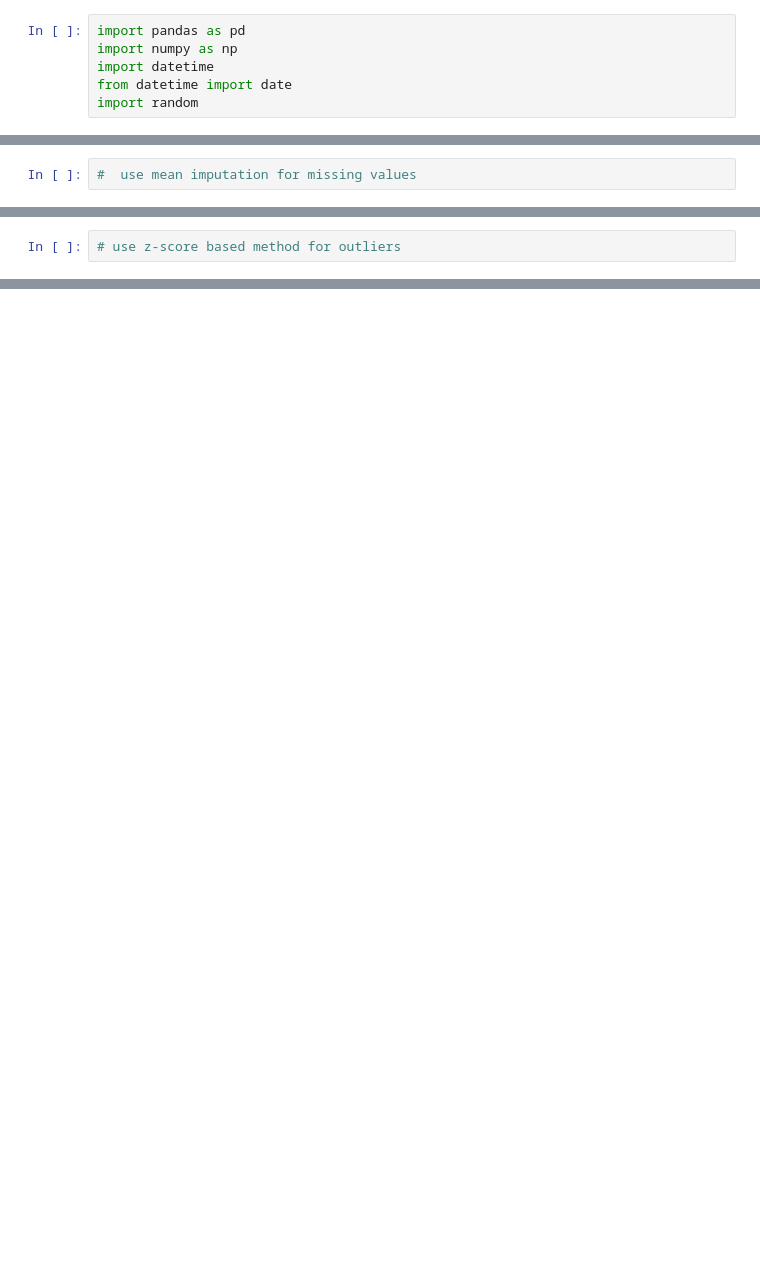
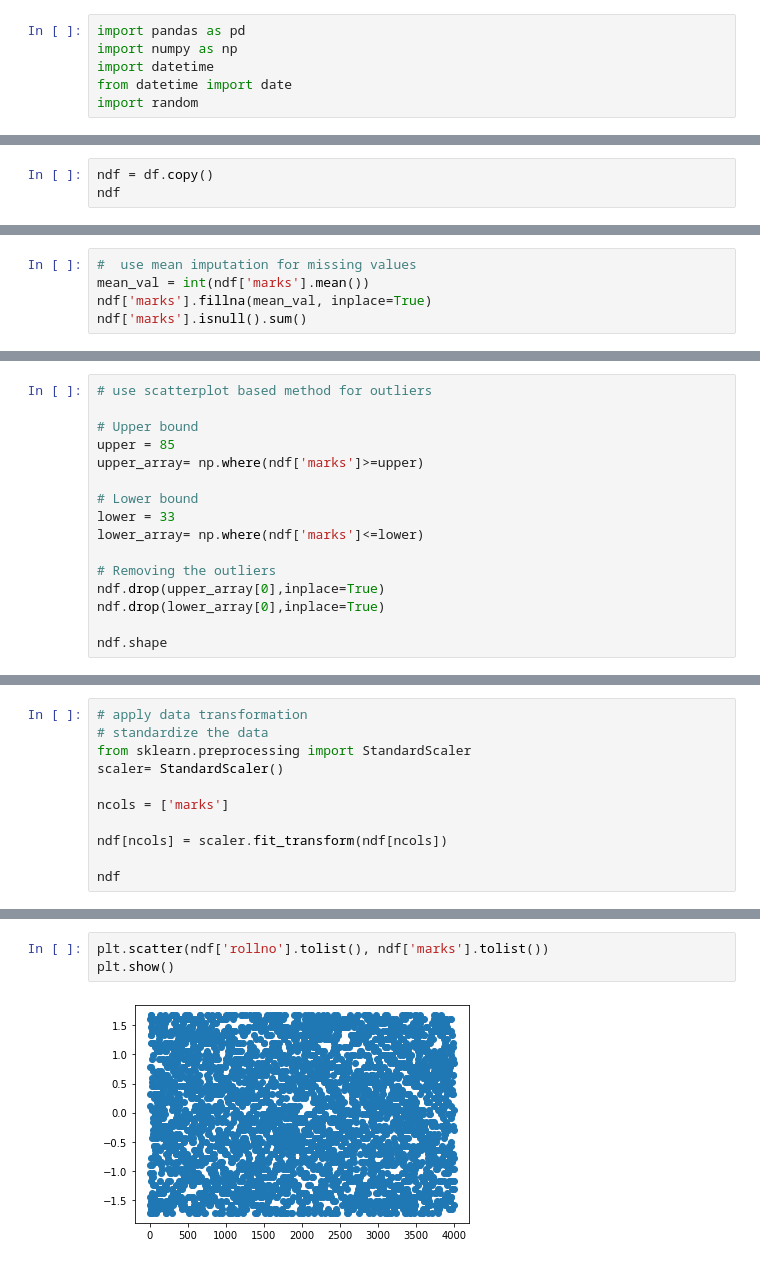
Before and after one commit to noblecoder11/pict-semester-6, a Jupyter notebook: dsbdal/a2.ipynb, the cells around one changed output, grey strips where cells are left out. Saved outputs shown, nothing was run; the diff lists cells and outputs as text; blank space fills up the shorter version.

```diff
--- a/dsbdal/a2.ipynb
+++ b/dsbdal/a2.ipynb
@@ -148,0 +148,3 @@ plt.show()
+# %%
+ndf = df.copy()
+ndf
@@ -154,2 +173,5 @@ new_df = df.where(is_correct())
 # %%
 #  use mean imputation for missing values
+mean_val = int(ndf['marks'].mean())
+ndf['marks'].fillna(mean_val, inplace=True)
+ndf['marks'].isnull().sum()
@@ -156,2 +180,16 @@ new_df = df.where(is_correct())
 # %%
-# use z-score based method for outliers
+# use scatterplot based method for outliers
+
+# Upper bound
+upper = 85
+upper_array= np.where(ndf['marks']>=upper)
+
+# Lower bound
+lower = 33
+lower_array= np.where(ndf['marks']<=lower)
+
+# Removing the outliers
+ndf.drop(upper_array[0],inplace=True)
+ndf.drop(lower_array[0],inplace=True)
+
+ndf.shape
@@ -157,0 +198,11 @@ new_df = df.where(is_correct())
+# %%
+# apply data transformation
+# standardize the data
+from sklearn.preprocessing import StandardScaler
+scaler= StandardScaler()
+
+ncols = ['marks']
+
+ndf[ncols] = scaler.fit_transform(ndf[ncols])
+
+ndf
@@ -157,0 +223,5 @@ new_df = df.where(is_correct())
+# %%
+plt.scatter(ndf['rollno'].tolist(), ndf['marks'].tolist())
+plt.show()
+# %% [output]
+[figure, added]
```
Also changed, not shown: parts of 8 cells of this notebook, 2 other files.
